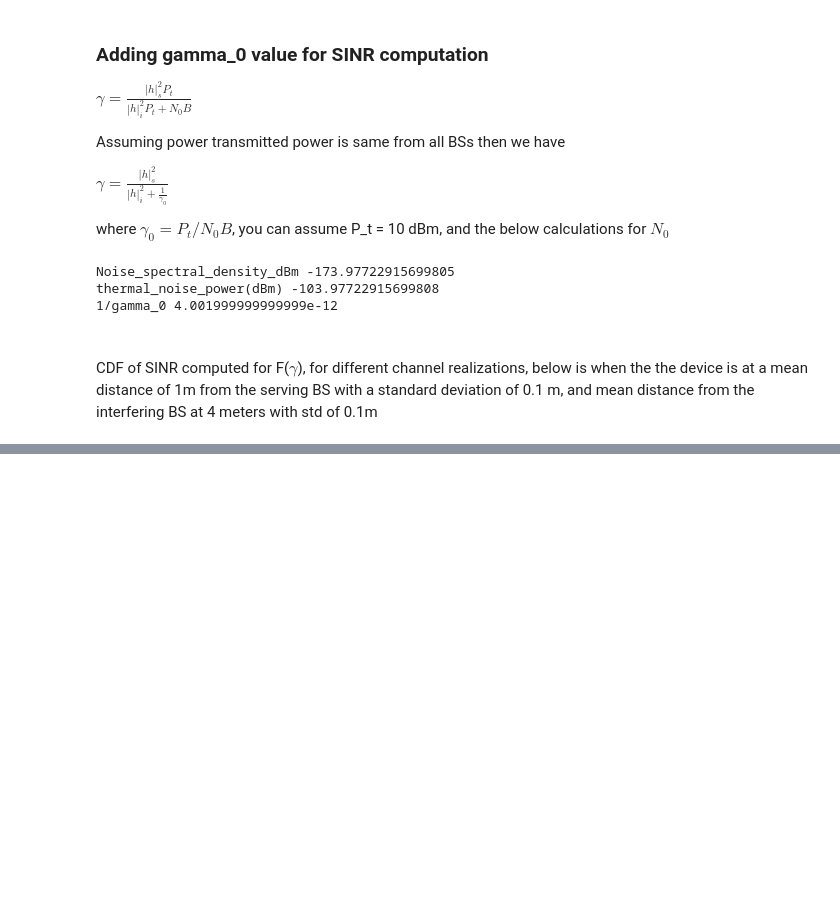
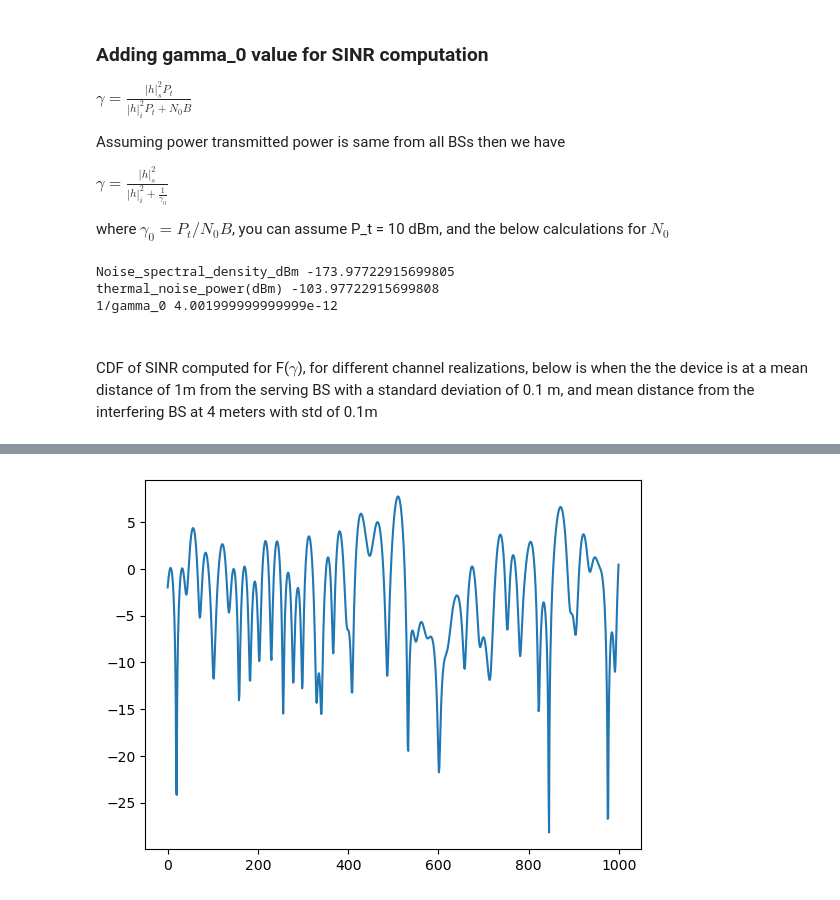
Before and after one commit to ashvinsrini/RL_wirelessCommunications, a Jupyter notebook: MADRL_URLLC/SINR_cdf_refactored.ipynb, the cells around one changed output, grey strips where cells are left out. Cells and saved outputs as stored; diff of their text form; code cells hidden in the pictures; blank space fills up the shorter version.

```diff
--- a/MADRL_URLLC/SINR_cdf_refactored.ipynb
+++ b/MADRL_URLLC/SINR_cdf_refactored.ipynb
@@ -340,0 +347,41 @@ plt.show()
+# %%
+
+def return_jakes_coeffcients(fd_max, TimeVaris, n_links = 5, plot = True):
+    ff_gains, TimeSequences = [], []
+    rays = 100
+    for i in tqdm(range(n_links)):
+        #TimeVaris = np.arange(0,50,0.0005)
+        #TimeVaris = np.arange(0,.2,0.005)
+        frequs = np.sort(np.array([np.round(fd_max*np.cos(2*np.pi*np.random.uniform(0,1))) for _ in range(rays)]))
+        phases = np.array([np.exp(1j*2*np.pi*np.random.uniform(0,1)) for _ in range(rays)])
+
+        TimeSequence = []
+        for t in TimeVaris:
+            tab = np.exp(1j*2*np.pi*frequs*t)
+            tabrot = tab*phases
+            fun = np.sum(tabrot)
+            TimeSequence.append(fun)
+        TimeSequence = np.array(TimeSequence)
+
+        #TimeSequence = TimeSequence/np.linalg.norm(TimeSequence)*np.sqrt(len(TimeSequence))
+        PowerSequence1 =  np.abs(TimeSequence)**2;
+        #plt.plot(TimeVaris[0:200], 10*np.log10(PowerSequence1)[0:200])
+        ff_gains.append(PowerSequence1)
+        TimeSequences.append(TimeSequence)
+    ff_gains = np.array(ff_gains)/rays
+    TimeSequences = np.array(TimeSequences)
+    if plot:
+        plt.plot(TimeVaris[0:200], 10*np.log10(ff_gains[0])[0:200])
+        plt.show()
+    return ff_gains, TimeSequences
+
+v = 40 #kmph
+v_ms = v*5/18
+c = 3*1e8
+tau = .01
+fd_max = v_ms*f_c*1e9/c
+TimeVaris = np.arange(0,5,0.0005)
+
+ff_gains, TimeSequences = return_jakes_coeffcients(fd_max, TimeVaris, n_links = 100, plot = False)
+#plt.plot(TimeVaris[0:Ts], 10*np.log10(ff_gains.flatten()[0:Ts]))
+#plt.show()
@@ -340,0 +469,5 @@ plt.show()
+# %%
+plt.plot(10*np.log10(ff_gains[0].flatten()[0:1000]))
+plt.show()
+# %% [output]
+[figure, added]
```
Also changed, not shown: parts of 68 cells of this notebook.
